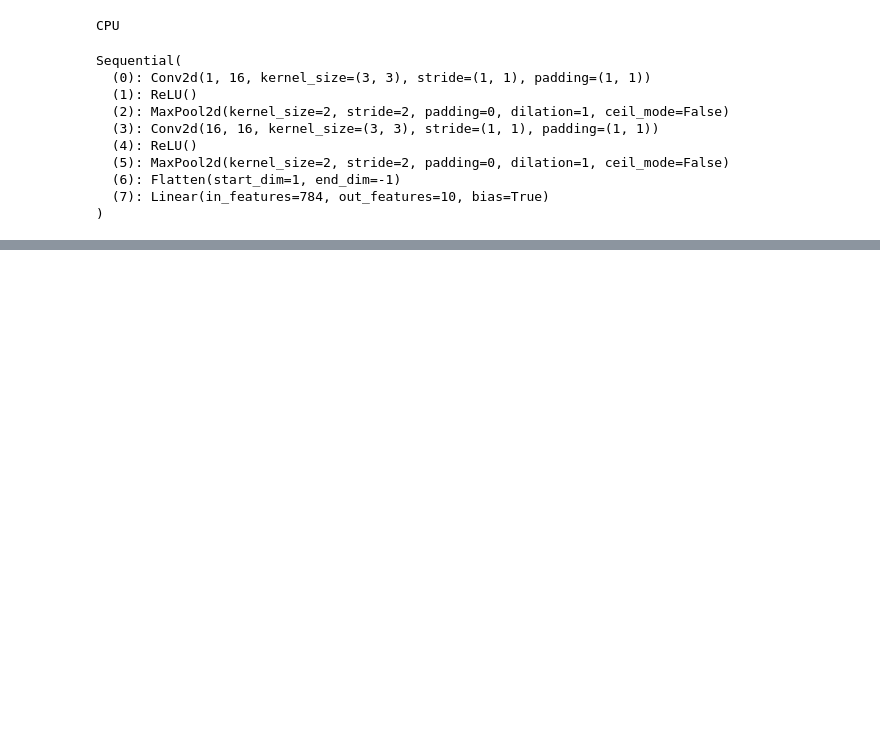
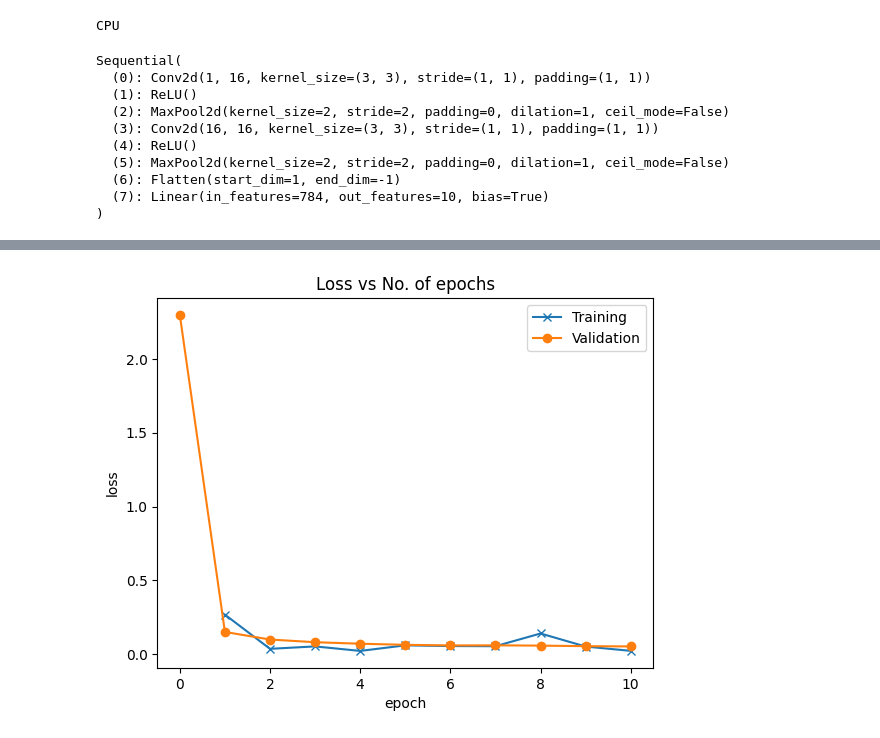
Before and after one commit to PalakAggarwal13/PyTorch-DeepLearning, a Jupyter notebook: PyTorch_DeepLearning.ipynb, the cells around one changed output, grey strips where cells are left out. Saved outputs shown, nothing was run; the diff lists cells and outputs as text; code cells hidden in the pictures; blank space fills up the shorter version.

```diff
--- a/PyTorch_DeepLearning.ipynb
+++ b/PyTorch_DeepLearning.ipynb
@@ -1168,0 +1256,12 @@ Sequential(
+# %%
+def plot_losses(train_losses , valid_losses):
+  plt.plot(train_losses,'-x')
+  plt.plot(valid_losses,'-o')
+  plt.xlabel('epoch')
+  plt.ylabel('loss')
+  plt.legend(['Training','Validation'])
+  plt.title('Loss vs No. of epochs')
+# %%
+plot_losses([None]+train_losses , [val_loss]+val_losses)
+# %% [output]
+[figure, added]
```
Also changed, not shown: parts of 44 cells of this notebook.
